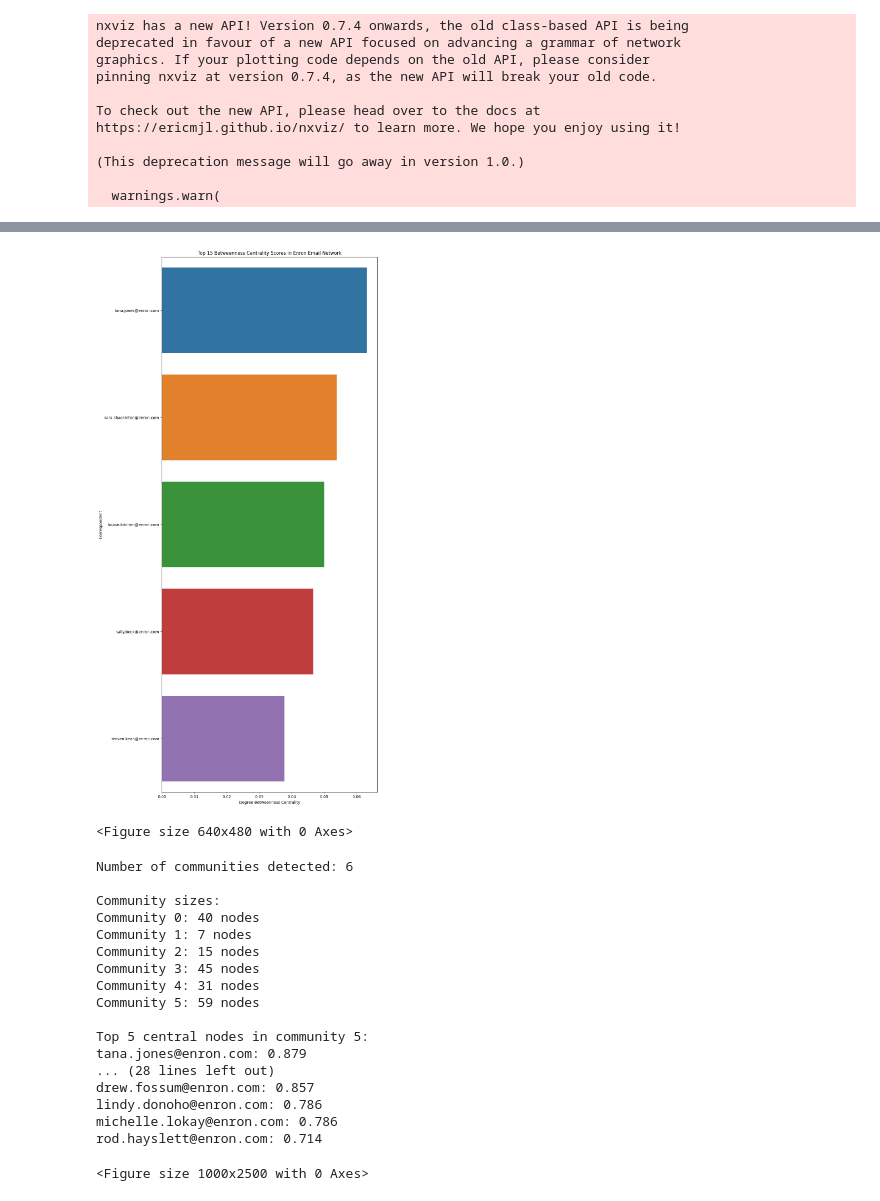
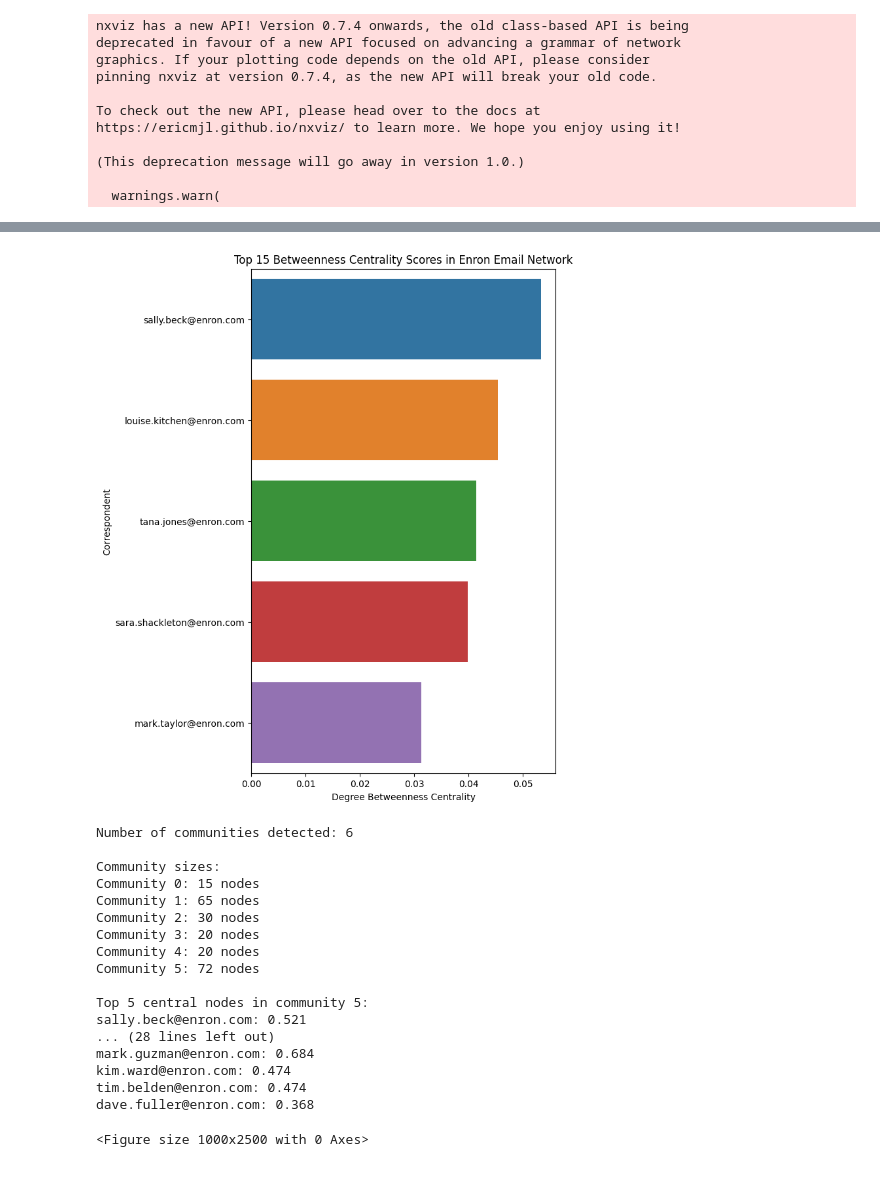
Before and after one commit to Cwarburg/Enron-network-analysis, a Jupyter notebook: network.ipynb, the cells around one changed output, grey strips where cells are left out. Saved outputs shown, nothing was run; the diff lists cells and outputs as text; code cells hidden in the pictures.

```diff
--- a/network.ipynb
+++ b/network.ipynb
@@ -45,8 +56,9 @@ Since the dataset is so big, we were forced to take a random subset of the datas
 pd.options.mode.chained_assignment = None
 
 data = pd.read_csv('../emails.csv')
-data = data.sample(n=250000, random_state=7)  # Using random_state for reproducibility
+
 
 data.info()
+len(data)
 # %% [output]
 <class 'pandas.core.frame.DataFrame'>
@@ -202,8 +215,8 @@ data = data[['date','sender','recipient1','subject','text']] \
 send_counts = data['sender'].value_counts()
 recv_counts = data['recipient1'].value_counts()
 
-active_senders   = set(send_counts[send_counts   > 50].index)
-active_receivers = set(recv_counts[recv_counts   > 50].index)
+active_senders   = set(send_counts[send_counts   > 100].index)
+active_receivers = set(recv_counts[recv_counts   > 100].index)
 
 # 1) Only keep edges where BOTH endpoints are active
 active_both = active_senders & active_receivers
@@ -266,28 +280,27 @@ counts = pd.concat([sent_counts, recv_counts], axis=1).fillna(0).astype(int)
 # %%
 between = nx.betweenness_centrality(G)
 name = []
 betweenness = []
 
 for key, value in between.items():
     name.append(key)
     betweenness.append(value)
 
 bet = pd.DataFrame()
 bet['name'] = name
 bet['betweenness'] = betweenness
 bet = bet.sort_values(by='betweenness', ascending=False)
 
 
-plt.figure(figsize=(10, 25))
+plt.figure(figsize=(6, 10))
 _ = sns.barplot(x='betweenness', y='name', data=bet[:5], orient='h')
 _ = plt.xlabel('Degree Betweenness Centrality')
 _ = plt.ylabel('Correspondent')
 _ = plt.title('Top 15 Betweenness Centrality Scores in Enron Email Network')
+plt.savefig('images/betweenness.png')
 plt.show()
-plt.savefig('images/betweenness.png')
 # %% [output]
-[figure, old version]
+[figure, new version]
-<Figure size 640x480 with 0 Axes>
 # %%
 #community detection
 
@@ -329,20 +342,20 @@ for idx in top_5_indices:
 Number of communities detected: 6
 
 Community sizes:
-Community 0: 40 nodes
-Community 1: 7 nodes
-Community 2: 15 nodes
-Community 3: 45 nodes
-Community 4: 31 nodes
-Community 5: 59 nodes
+Community 0: 15 nodes
+Community 1: 65 nodes
+Community 2: 30 nodes
+Community 3: 20 nodes
+Community 4: 20 nodes
+Community 5: 72 nodes
 
 Top 5 central nodes in community 5:
-tana.jones@enron.com: 0.879
+sally.beck@enron.com: 0.521
 ... (28 lines left out)
-drew.fossum@enron.com: 0.857
-lindy.donoho@enron.com: 0.786
-michelle.lokay@enron.com: 0.786
-rod.hayslett@enron.com: 0.714
+mark.guzman@enron.com: 0.684
+kim.ward@enron.com: 0.474
+tim.belden@enron.com: 0.474
+dave.fuller@enron.com: 0.368
 <Figure size 1000x2500 with 0 Axes>
 # %%
 import matplotlib.pyplot as plt
```
Also changed, not shown: parts of 11 cells of this notebook, 6 other files.
